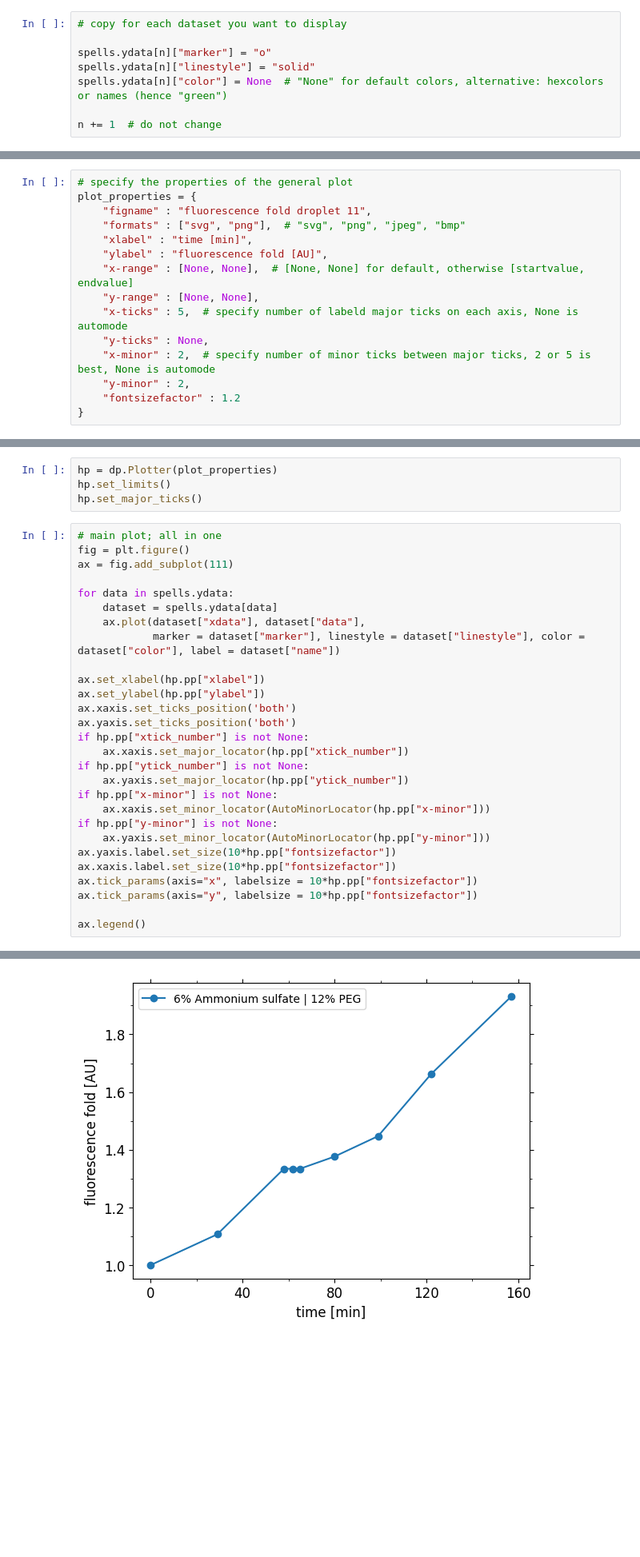
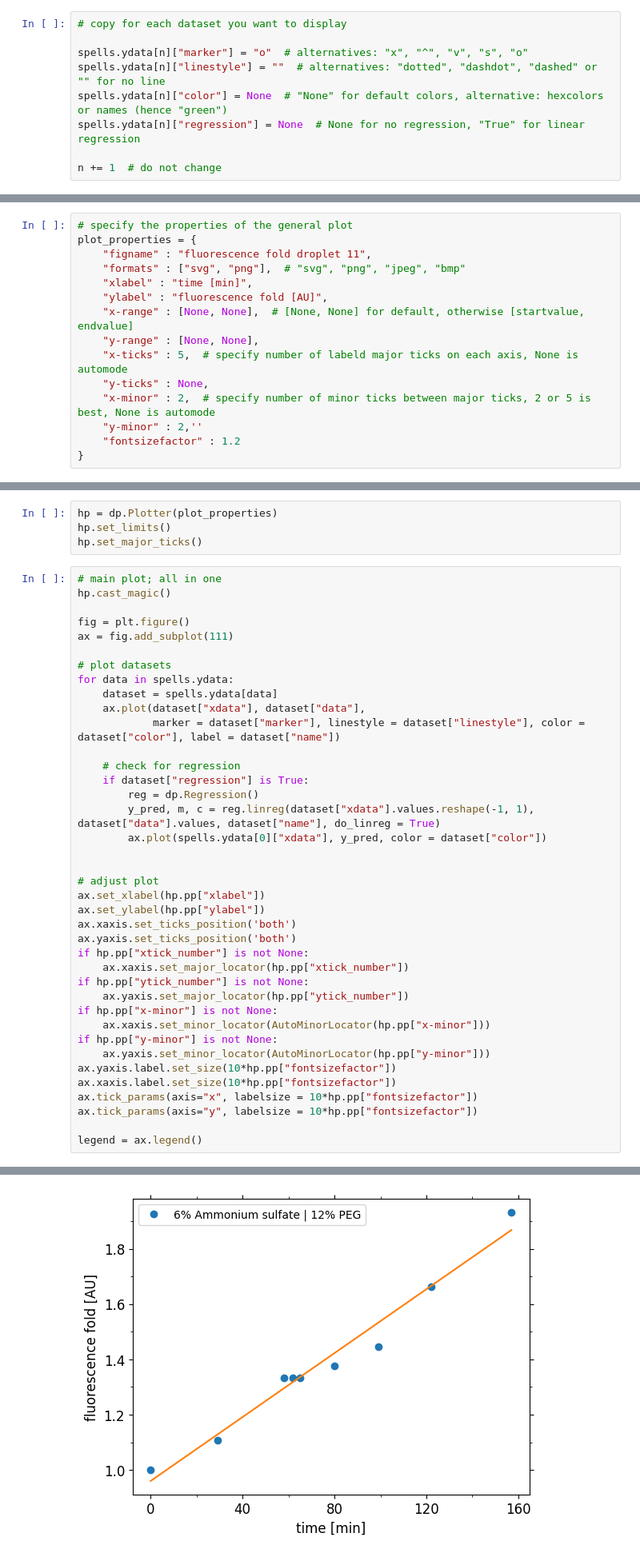
Before and after one commit to cfsb618/Harry-Plotter, a Jupyter notebook: wand.ipynb, the cells around one changed output, grey strips where cells are left out. Shown at 80% size. Saved outputs shown, nothing was run; the diff lists cells and outputs as text; blank space fills up the shorter version.

Commit message:
Now with linear regression

```diff
--- a/wand.ipynb
+++ b/wand.ipynb
@@ -63,9 +62,10 @@ spells.delete_nans()
 # %%
 # copy for each dataset you want to display
 
-spells.ydata[n]["marker"] = "o"
-spells.ydata[n]["linestyle"] = "solid"
+spells.ydata[n]["marker"] = "o"  # alternatives: "x", "^", "v", "s", "o"
+spells.ydata[n]["linestyle"] = ""  # alternatives: "dotted", "dashdot", "dashed" or "" for no line
 spells.ydata[n]["color"] = None  # "None" for default colors, alternative: hexcolors or names (hence "green")
+spells.ydata[n]["regression"] = None  # None for no regression, "True" for linear regression
 
 n += 1  # do not change
 # %% [markdown]
@@ -82,7 +82,7 @@ plot_properties = {
     "x-ticks" : 5,  # specify number of labeld major ticks on each axis, None is automode
     "y-ticks" : None,
     "x-minor" : 2,  # specify number of minor ticks between major ticks, 2 or 5 is best, None is automode
-    "y-minor" : 2,
+    "y-minor" : 2,''
     "fontsizefactor" : 1.2
 }
 # %% [markdown]
@@ -93,14 +93,25 @@ hp.set_limits()
 hp.set_major_ticks()
 # %%
 # main plot; all in one
+hp.cast_magic()
+
 fig = plt.figure()
 ax = fig.add_subplot(111)
 
+# plot datasets
 for data in spells.ydata:
     dataset = spells.ydata[data]
     ax.plot(dataset["xdata"], dataset["data"],
             marker = dataset["marker"], linestyle = dataset["linestyle"], color = dataset["color"], label = dataset["name"])
 
+    # check for regression
+    if dataset["regression"] is True:
+        reg = dp.Regression()
+        y_pred, m, c = reg.linreg(dataset["xdata"].values.reshape(-1, 1), dataset["data"].values, dataset["name"], do_linreg = True)
+        ax.plot(spells.ydata[0]["xdata"], y_pred, color = dataset["color"])
+
+
+# adjust plot
 ax.set_xlabel(hp.pp["xlabel"])
 ax.set_ylabel(hp.pp["ylabel"])
 ax.xaxis.set_ticks_position('both')
@@ -118,5 +129,5 @@ ax.xaxis.label.set_size(10*hp.pp["fontsizefactor"])
 ax.tick_params(axis="x", labelsize = 10*hp.pp["fontsizefactor"])
 ax.tick_params(axis="y", labelsize = 10*hp.pp["fontsizefactor"])
 
-ax.legend()
+legend = ax.legend()
 # %% [output]
@@ -124,4 +141,4 @@ ax.legend()
-[figure, old version]
+[figure, new version]
 # %% [markdown]
 #### Save figure
 # %%
```
Also changed, not shown: parts of 8 cells of this notebook, 1 other file.
